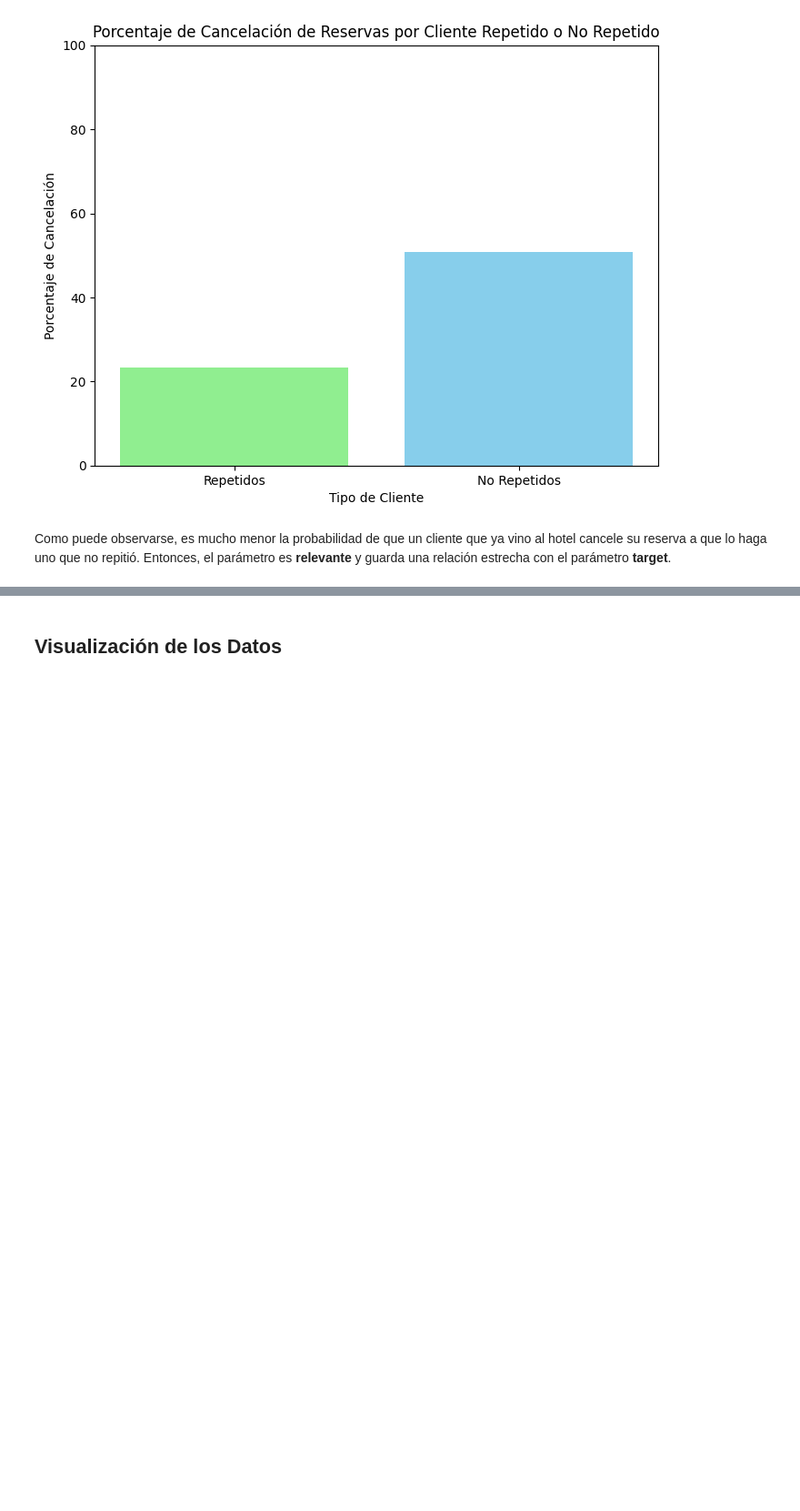
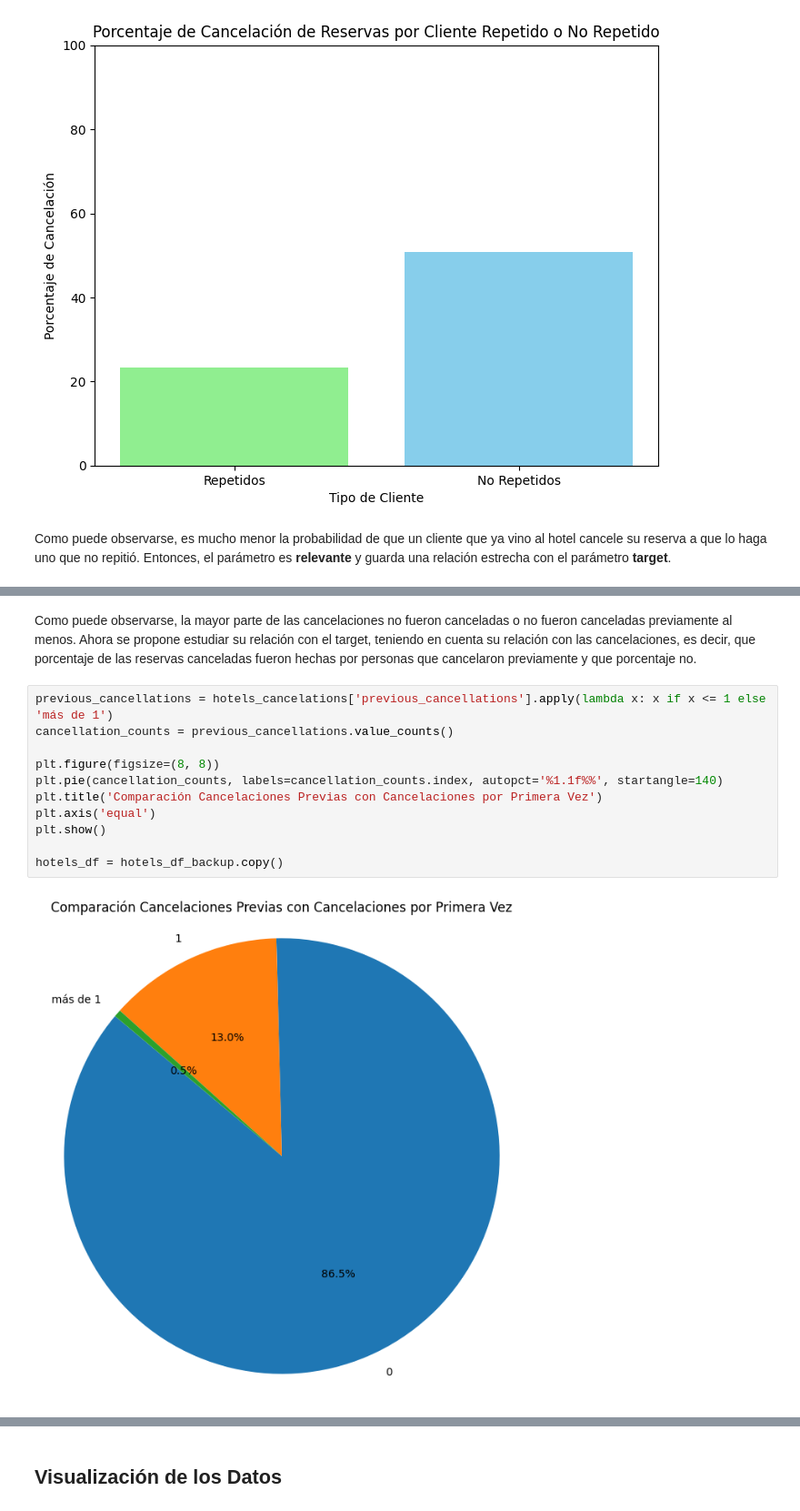
Before and after one commit to InspectorDave/OrgaDeDatos-TPs, a Jupyter notebook: 7506R_TP1_GRUPO11_CHP1_ENTREGA.ipynb, the cells around one changed output, grey strips where cells are left out. Shown at 91% size. Drawn from its saved outputs; the diff is of its cells as text; blank space fills up the shorter version.

```diff
--- a/7506R_TP1_GRUPO11_CHP1_ENTREGA.ipynb
+++ b/7506R_TP1_GRUPO11_CHP1_ENTREGA.ipynb
@@ -1124,0 +1143,15 @@ Como puede observarse, es mucho menor la probabilidad de que un cliente que ya v
+# %% [markdown]
+Como puede observarse, la mayor parte de las cancelaciones no fueron canceladas o no fueron canceladas previamente al menos. Ahora se propone estudiar su relación con el target, teniendo en cuenta su relación con las cancelaciones, es decir, que porcentaje de las reservas canceladas fueron hechas por personas que cancelaron previamente y que porcentaje no.
+# %%
+previous_cancellations = hotels_cancelations['previous_cancellations'].apply(lambda x: x if x <= 1 else 'más de 1')
+cancellation_counts = previous_cancellations.value_counts()
+
+plt.figure(figsize=(8, 8))
+plt.pie(cancellation_counts, labels=cancellation_counts.index, autopct='%1.1f%%', startangle=140)
+plt.title('Comparación Cancelaciones Previas con Cancelaciones por Primera Vez')
+plt.axis('equal')
+plt.show()
+
+hotels_df = hotels_df_backup.copy()
+# %% [output]
+[figure, added]
```
Also changed, not shown: parts of 12 cells of this notebook.
